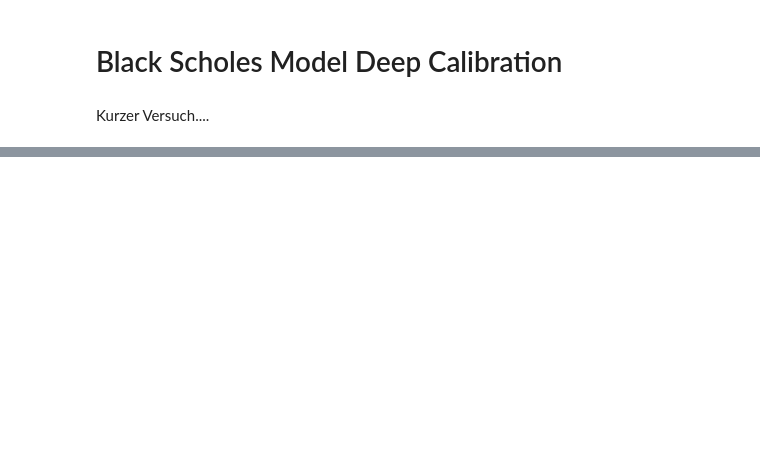
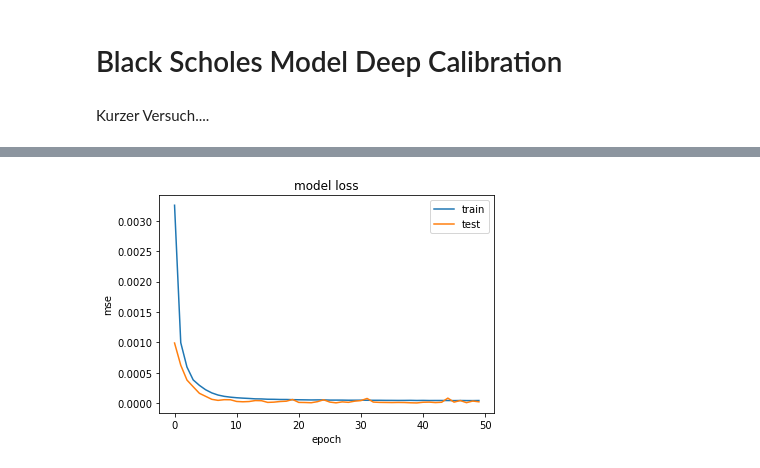
Before and after one commit to kboroz/DeepFinance, a Jupyter notebook: black_scholes_deep_calibration.ipynb, the cells around one changed output, grey strips where cells are left out. Saved outputs shown, nothing was run; the diff lists cells and outputs as text; code cells hidden in the pictures; blank space fills up the shorter version.

```diff
--- a/black_scholes_deep_calibration.ipynb
+++ b/black_scholes_deep_calibration.ipynb
@@ -154,0 +175,6 @@ y_test = test['option_price']
+# %%
+# Dataframes with Xs and ys
+X_train = train_std.drop(['option_price', 'imp_vol'], axis = 1)
+X_test = test_std.drop(['option_price', 'imp_vol'], axis = 1)
+y_train = train['imp_vol']
+y_test = test['imp_vol']
@@ -162,11 +204,12 @@ model = tf.keras.models.Sequential([
     tf.keras.layers.Dropout(rate = 0.25),
     tf.keras.layers.Dense(units = 600, activation = 'elu'),
     tf.keras.layers.Dropout(rate = 0.25),
-    tf.keras.layers.Dense(units = 64, activation = 'elu'),
+    tf.keras.layers.Dense(units = 200, activation = 'elu'),
     tf.keras.layers.Dropout(rate = 0.25),
-    tf.keras.layers.Dense(units = 1, activation = 'elu')
+    tf.keras.layers.Dense(units = 10, activation = 'elu')
 ])
 model.compile(loss='mse',optimizer='adam')
+# Model configuration: Liu et al. (2019)
 # %%
 model.summary()
 # %% [output]
@@ -188,5 +231,22 @@ Trainable params: 1,325,929
 Non-trainable params: 0
 _________________________________________________________________
+# %%
+from tensorflow.keras.callbacks import EarlyStopping
+callback = EarlyStopping(monitor='loss', patience=4) # This callback will stop the training when there is no improvement in the validation loss for three consecutive epochs. model = tf.keras.models.Sequential([tf.keras.layers.Dense(10)])
+#model.compile(tf.keras.optimizers.SGD(), loss='mse')
+#history = model.fit(np.arange(100).reshape(5, 20), np.zeros(5),
+                  #  epochs=10, batch_size=1, callbacks=[callback],
+                   # verbose=0)
+#len(history.history['loss'])  # Only 4 epochs are run.
+
+#tf.keras.callbacks.EarlyStopping(monitor='val_loss',
+#                                min_delta=0,
+#                                patience=0,
+#                                verbose=0,
+#                                mode='auto',
+#                                baseline=None,
+#                                restore_best_weights=False)
+
+# https://blog.paperspace.com/tensorflow-callbacks/
 # %%
-history = model.fit(X_train_std, y_train, validation_split=0.1, batch_size = 200, epochs = 3)
-# missing callback
+history = model.fit(X_train, y_train, validation_split=0.1, batch_size = 1024, epochs = 1000, verbose = 1, callbacks = [callback])
@@ -200 +253,11 @@ Epoch 3/3
+# %%
+plt.plot(history.history['loss'])
+plt.plot(history.history['val_loss'])
+plt.title('model loss')
+plt.ylabel('mse')
+plt.xlabel('epoch')
+plt.legend(['train', 'test'], loc='upper right')
+plt.show()
+# %% [output]
+[figure, added]
 # %%
```
Also changed, not shown: parts of 67 cells of this notebook.
